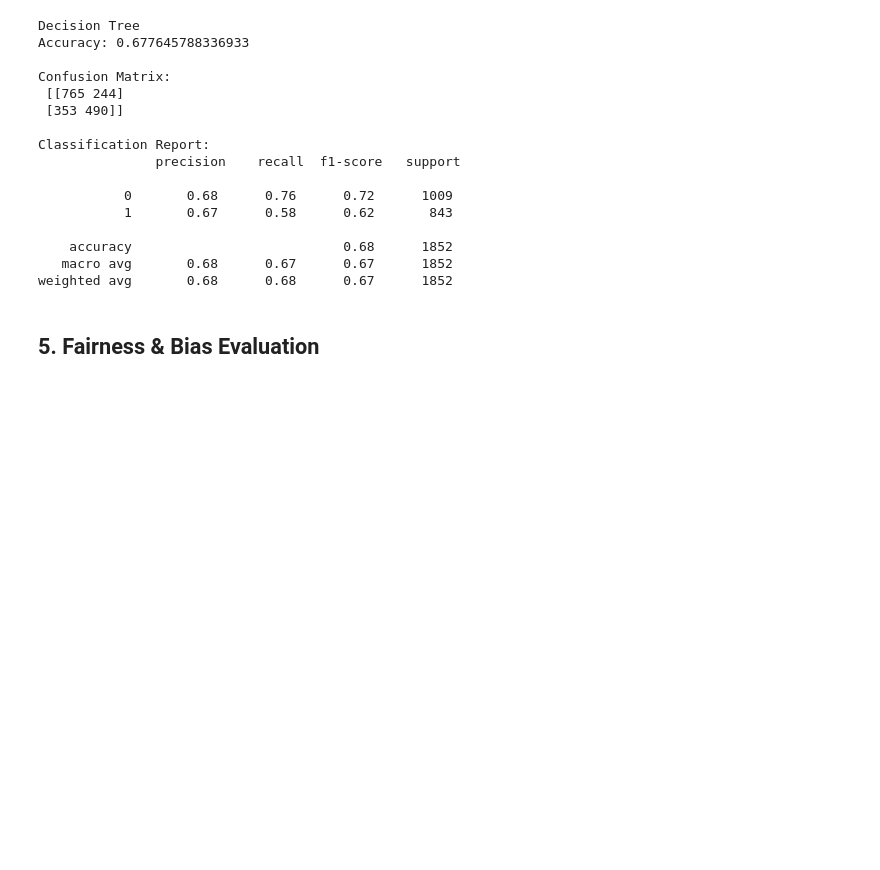
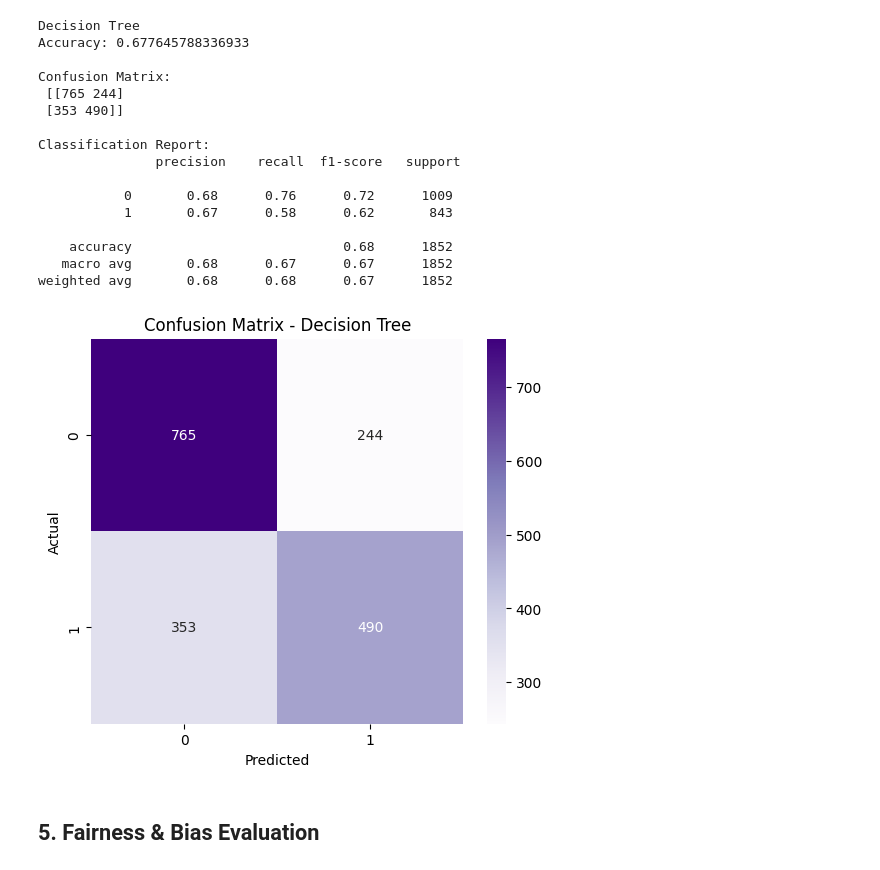
Before and after one commit to MelissaPerez09/fair-ai-compass, a Jupyter notebook: src/main.ipynb, the cells around one changed output. Cells and saved outputs as stored; diff of their text form; code cells hidden in the pictures; blank space fills up the shorter version.

Commit message:
feat: add Decision Tree confusion matrix and improve Data Summary layout

```diff
--- a/src/main.ipynb
+++ b/src/main.ipynb
@@ -590,6 +590,17 @@ Classification Report:
     accuracy                           0.68      1852
    macro avg       0.68      0.67      0.67      1852
 weighted avg       0.68      0.68      0.67      1852
+# %%
+cm_tree = confusion_matrix(y_test, y_pred_tree)
+plt.figure(figsize=(6, 5))
+sns.heatmap(cm_tree, annot=True, fmt="d", cmap="Purples", xticklabels=[0,1], yticklabels=[0,1])
+plt.xlabel("Predicted")
+plt.ylabel("Actual")
+plt.title("Confusion Matrix - Decision Tree")
+save_plot("confusion_matrix_tree.png")
+plt.show()
+# %% [output]
+[figure, added]
 # %% [markdown]
 ## 5. Fairness & Bias Evaluation
 # %% [markdown]
```
Also changed, not shown: parts of 2 cells of this notebook, 15 other files.
